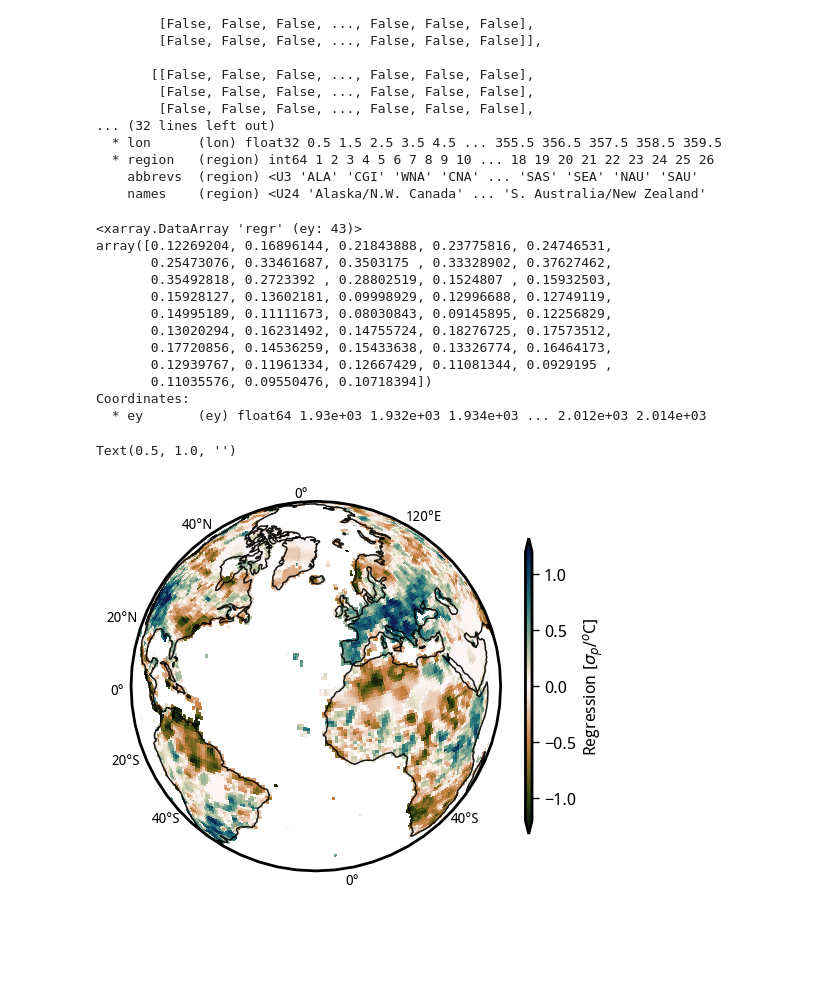
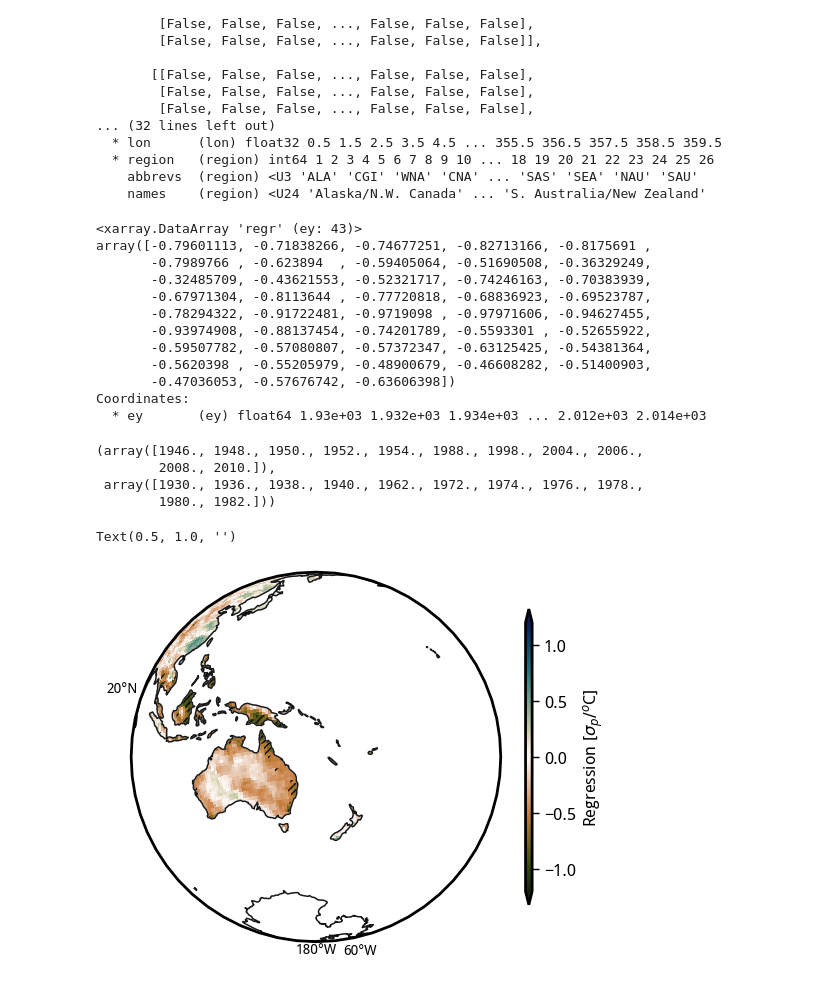
Before and after one commit to adisen99/enso_teleconnection_robustness, a Jupyter notebook: 02_hist_var_dynamics.ipynb, the cells around one changed output. Saved outputs shown, nothing was run; the diff lists cells and outputs as text; code cells hidden in the pictures; blank space fills up the shorter version.

```diff
--- a/02_hist_var_dynamics.ipynb
+++ b/02_hist_var_dynamics.ipynb
@@ -288,18 +460,18 @@ array([[[False, False, False, ..., False, False, False],
 weights_precip_rean = np.cos(np.deg2rad(out30_rean.lat))
 weights_precip_obs = np.cos(np.deg2rad(out30.lat))
 # %%
-reg30 = out30.regr.where(ar6_mask.sel(region=[17,19])).weighted(weights_precip_obs).mean(('lat', 'lon')).mean('region')
+reg30 = out30.regr.where(ar6_mask.sel(region=[41])).weighted(weights_precip_obs).mean(('lat', 'lon')).mean('region')
 reg30
 # %% [output]
 <xarray.DataArray 'regr' (ey: 43)>
-array([0.12269204, 0.16896144, 0.21843888, 0.23775816, 0.24746531,
-       0.25473076, 0.33461687, 0.3503175 , 0.33328902, 0.37627462,
-       0.35492818, 0.2723392 , 0.28802519, 0.1524807 , 0.15932503,
-       0.15928127, 0.13602181, 0.09998929, 0.12996688, 0.12749119,
-       0.14995189, 0.11111673, 0.08030843, 0.09145895, 0.12256829,
-       0.13020294, 0.16231492, 0.14755724, 0.18276725, 0.17573512,
-       0.17720856, 0.14536259, 0.15433638, 0.13326774, 0.16464173,
-       0.12939767, 0.11961334, 0.12667429, 0.11081344, 0.0929195 ,
-       0.11035576, 0.09550476, 0.10718394])
+array([-0.79601113, -0.71838266, -0.74677251, -0.82713166, -0.8175691 ,
+       -0.7989766 , -0.623894  , -0.59405064, -0.51690508, -0.36329249,
+       -0.32485709, -0.43621553, -0.52321717, -0.74246163, -0.70383939,
+       -0.67971304, -0.8113644 , -0.77720818, -0.68836923, -0.69523787,
+       -0.78294322, -0.91722481, -0.9719098 , -0.97971606, -0.94627455,
+       -0.93974908, -0.88137454, -0.74201789, -0.5593301 , -0.52655922,
+       -0.59507782, -0.57080807, -0.57372347, -0.63125425, -0.54381364,
+       -0.5620398 , -0.55205979, -0.48900679, -0.46608282, -0.51400903,
+       -0.47036053, -0.57676742, -0.63606398])
 Coordinates:
   * ey       (ey) float64 1.93e+03 1.932e+03 1.934e+03 ... 2.012e+03 2.014e+03
@@ -308,17 +478,33 @@ sst_obs_det = funcs.detrend_rolling_window(sst_obs_anom, window_size=15)
+# %%
+uq_years = reg30.ey.where(reg30 > reg30.quantile(0.75, 'ey'), drop=True).to_numpy()
+lq_years = reg30.ey.where(reg30 < reg30.quantile(0.25, 'ey'), drop=True).to_numpy()
+uq_years, lq_years
+# %% [output]
+(array([1946., 1948., 1950., 1952., 1954., 1988., 1998., 2004., 2006.,
+        2008., 2010.]),
+ array([1930., 1936., 1938., 1940., 1962., 1972., 1974., 1976., 1978.,
+        1980., 1982.]))
 # %%
 import cmocean
+# %%
+def get_sign_ratio(da):
+    return da.where(da <= 0.05).count('ey')/da.count('ey')
 # %%
 # fig = plt.figure(figsize=(12,6))
-ax = plt.axes(projection=ccrs.Orthographic(central_longitude=340, central_latitude=30))
+# ax = plt.axes(projection=ccrs.Orthographic(central_longitude=80, central_latitude=15))
+ax = plt.axes(projection=ccrs.Orthographic(central_longitude=160, central_latitude=-20))
 # ax = plt.axes(projection=ccrs.Robinson(central_longitude=-60))
-end_year = float(reg30.where(reg30 == reg30.max('ey'), drop=True).ey)
-out30.regr.sel(ey = end_year).plot(vmin=-1.2, cmap=cmocean.cm.tarn, transform=ccrs.PlateCarree(central_longitude=0), cbar_kwargs=dict(orientation='vertical', shrink=0.8, aspect=45, label='Regression [$\sigma_{p}/^{o}$C]'))
+# end_year = int(reg30.where(reg30 == reg30.min('ey'), drop=True).ey)
+# out30.regr.sel(ey=end_year).plot(vmin=-1.2, cmap=cmocean.cm.tarn, transform=ccrs.PlateCarree(central_longitude=0), cbar_kwargs=dict(orientation='vertical', shrink=0.8, aspect=45, label='Regression [$\sigma_{p}/^{o}$C]'))
+out30.regr.sel(ey = uq_years).mean('ey').plot(vmin=-1.2, cmap=cmocean.cm.tarn, transform=ccrs.PlateCarree(central_longitude=0), cbar_kwargs=dict(orientation='vertical', shrink=0.8, aspect=45, label='Regression [$\sigma_{p}/^{o}$C]'))
 # sst_obs_det.sel(time = slice(str(int(end_year) - 30), str(int(end_year)))).mean('time').plot(vmin=-0.1, cmap='RdBu_r', transform=ccrs.PlateCarree(central_longitude=0), cbar_kwargs=dict(orientation='vertical', shrink=0.7, label='SST anomaly [$^{o}$C]'))
-# xx, yy = np.meshgrid(out30_rean.lon, out30_rean.lat)
-# zz = np.ma.masked_less_equal(out30_rean.pval.where(reg30 == reg30.min('ey'), drop=True).squeeze('ey'), 0.05)
-# plt.pcolor(xx, yy, zz, hatch='////', alpha=0., transform=ccrs.PlateCarree())
+xx, yy = np.meshgrid(out30.lon, out30.lat)
+zz = np.ma.masked_less_equal(get_sign_ratio(out30.pval.sel(ey = uq_years)), 0.6)
+# zz = np.ma.masked_greater_equal(out30.pval.sel(ey = end_year), 0.05)
+plt.pcolor(xx, yy, zz, hatch='/////', alpha=0., transform=ccrs.PlateCarree())
 plot_background(ax)
+ax.add_feature(cfeature.OCEAN, color='white', zorder=1)
 plt.title('')
 # %% [output]
 Text(0.5, 1.0, '')
-[figure, old version]
+[figure, new version]
```
Also changed, not shown: parts of 34 cells of this notebook, 1 other file.
